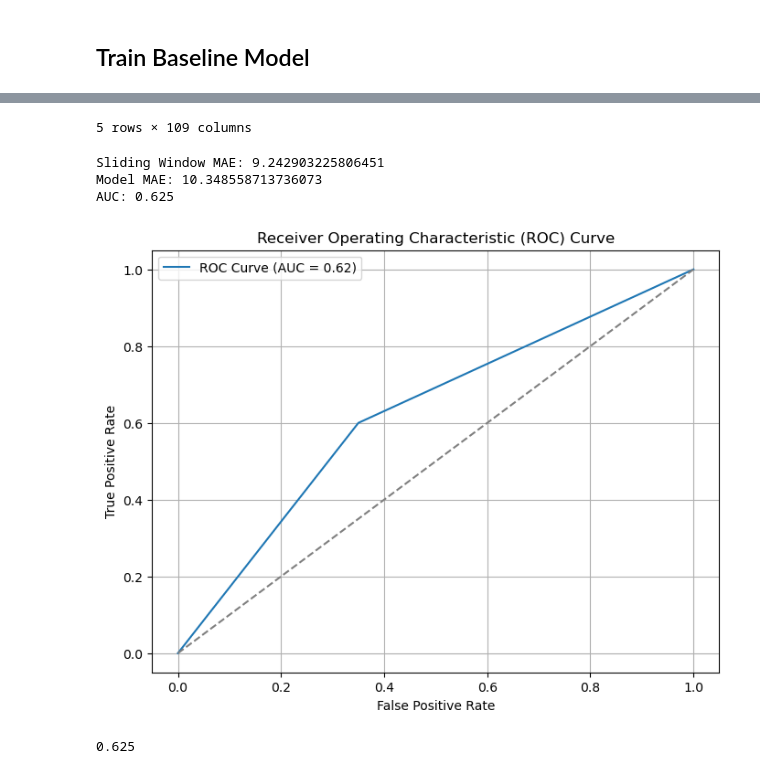
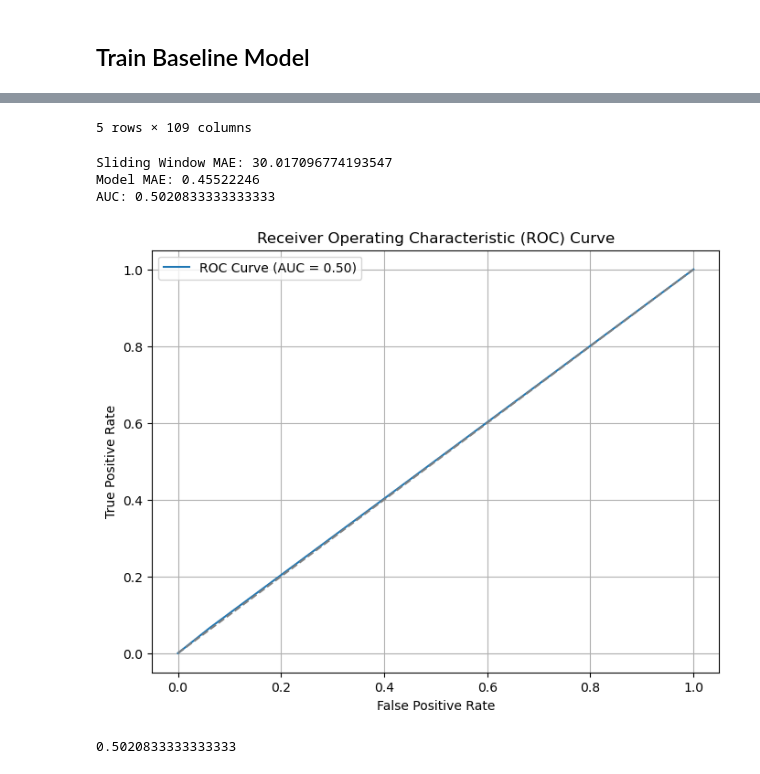
Before and after one commit to patcao/FantasyPodcastInsights, a Jupyter notebook: notebooks/Evaluate-Feature.ipynb, the cells around one changed output, grey strips where cells are left out. Cells and saved outputs as stored; diff of their text form; code cells hidden in the pictures.

```diff
--- a/notebooks/Evaluate-Feature.ipynb
+++ b/notebooks/Evaluate-Feature.ipynb
@@ -200,25 +200,32 @@ AUC: 0.6116666666666666
 # %% [markdown]
 ## Train Baseline Model
 # %%
-select_features = ["plusMinusPoints"] + new_feats
-target_col = "fantasyPoints"
+select_features = ["plusMinusPoints", "projectedFantasyPoints"] + new_feats
+# target_col = "fantasyPoints"
+target_col = 'outperformed'
+
 result = train_and_plot(train_df, test_df, select_features, target_col)
 y_pred = result["y_pred"]
 
+# compute_auc_roc(
+#     test_df["outperformed"],
+#     np.where(y_pred > test_df["projectedFantasyPoints"], True, False),
+# )
+
 compute_auc_roc(
     test_df["outperformed"],
-    np.where(y_pred > test_df["projectedFantasyPoints"], True, False),
+    np.where(y_pred < 0, True, False),
 )
 # %% [output]
 |  | season_year | game_date | gameId | matchup | teamName | teamSlug | personId | personName | minutes | ... |
 | 45899 | 2023-24 | 2024-01-26 | 22300634 | DAL @ ATL | mavericks | mavericks | 203501 | tim hardaway jr | 32.150000 | ... |
 | 45902 | 2023-24 | 2024-01-26 | 22300634 | ATL vs. DAL | hawks | hawks | 203991 | clint capela | 24.566667 | ... |
 | 45903 | 2023-24 | 2024-01-26 | 22300634 | ATL vs. DAL | hawks | hawks | 203992 | bogdan bogdanovic | 27.266667 | ... |
 | 45905 | 2023-24 | 2024-01-26 | 22300634 | ATL vs. DAL | hawks | hawks | 1627749 | dejounte murray | 37.050000 | ... |
 | 45907 | 2023-24 | 2024-01-26 | 22300634 | ATL vs. DAL | hawks | hawks | 1629027 | trae young | 33.183333 | ... |
 5 rows × 109 columns
-Sliding Window MAE: 9.242903225806451
-Model MAE: 10.348558713736073
-AUC: 0.625
+Sliding Window MAE: 30.017096774193547
+Model MAE: 0.45522246
+AUC: 0.5020833333333333
-[figure, old version]
+[figure, new version]
-0.625
+0.5020833333333333
```
Also changed, not shown: parts of 1 cell of this notebook, 3 other files.
